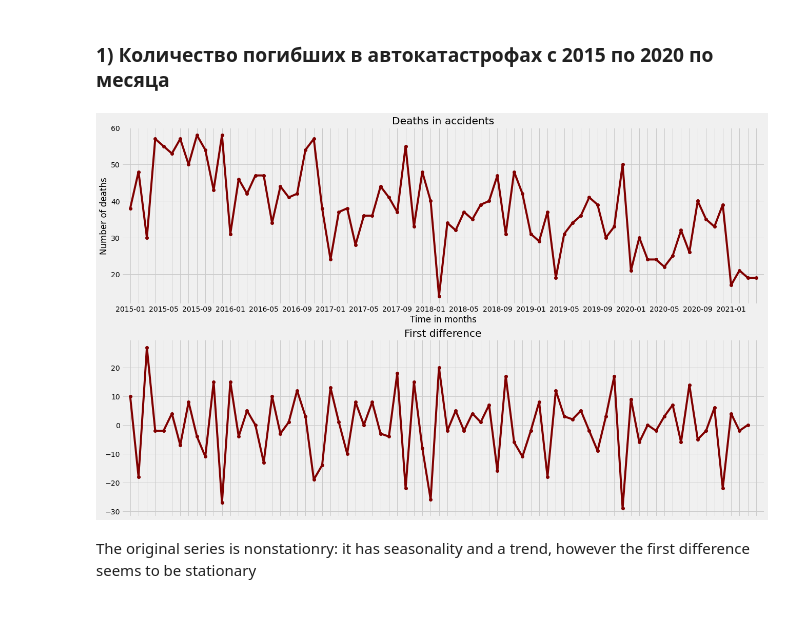
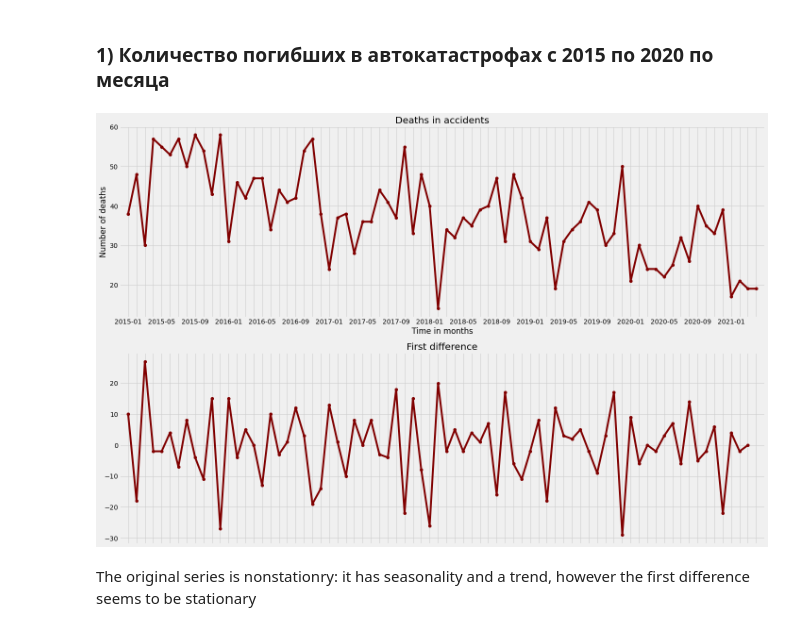
Before and after one commit to isdevnull/cw3, a Jupyter notebook: ts_analysis.ipynb, the cells around one changed output. Drawn from its saved outputs; the diff is of its cells as text; code cells hidden in the pictures.

```diff
--- a/ts_analysis.ipynb
+++ b/ts_analysis.ipynb
@@ -10,9 +10,10 @@ import numpy as np
 import warnings
 import sktime
 
+Path_to_imgs = 'imgs'
 warnings.filterwarnings('ignore')
 # %%
-data = pd.read_csv('/content/clean_data_MSK.csv', sep=':')
+data = pd.read_csv('clean_data_MSK.csv', sep=':')
 data.iloc[:, :13].head()
 # %% [output]
 |  | lighting | lat | long | region | category | date | severity | dead | injured | n_participants | ... |
@@ -36,24 +37,26 @@ labels_m = [dt if i % 4 == 0 else '' for i, dt in enumerate(sorted(list(months))
 # %%
 plt.style.use('fivethirtyeight')
 
 _, (ax1, ax2) = plt.subplots(2, 1, figsize=(20, 13))
 
 ax1.plot(gb.dead.values, marker='o', c='maroon')
 ax1.set_xticks(ticks = np.arange(76))
 ax1.set_xticklabels(labels_m)
 ax1.set_xlabel('Time in months')
 ax1.set_ylabel('Number of deaths')
 ax1.set_title('Deaths in accidents')
 ax1.set_xlim(-1, 76)
 
 ax2.plot(gb.dead.values[1:] - gb.dead.values[:-1], marker='o', c='maroon')
 ax2.set_xticks(ticks = np.arange(76))
 ax2.set_xticklabels(['']*76)
 ax2.set_title('First difference')
 ax2.set_xlim(-1, 76)
+plt.tight_layout()
+plt.savefig('{imgs}/ts_death_first_diff.svg'.format(imgs=Path_to_imgs))
 plt.show()
 # %% [output]
-[figure, old version]
+[figure, new version]
 # %% [markdown]
 The original series is nonstationry: it has seasonality and a trend, however the first difference seems to be stationary
 # %% [markdown]
```
Also changed, not shown: parts of 1 cell of this notebook, 3 other files.
